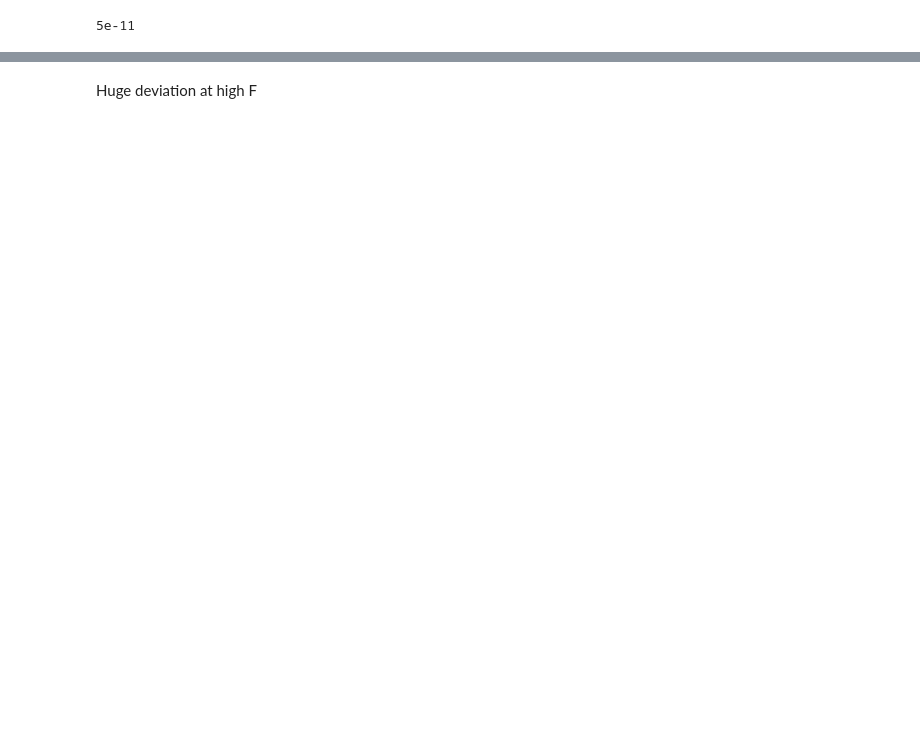
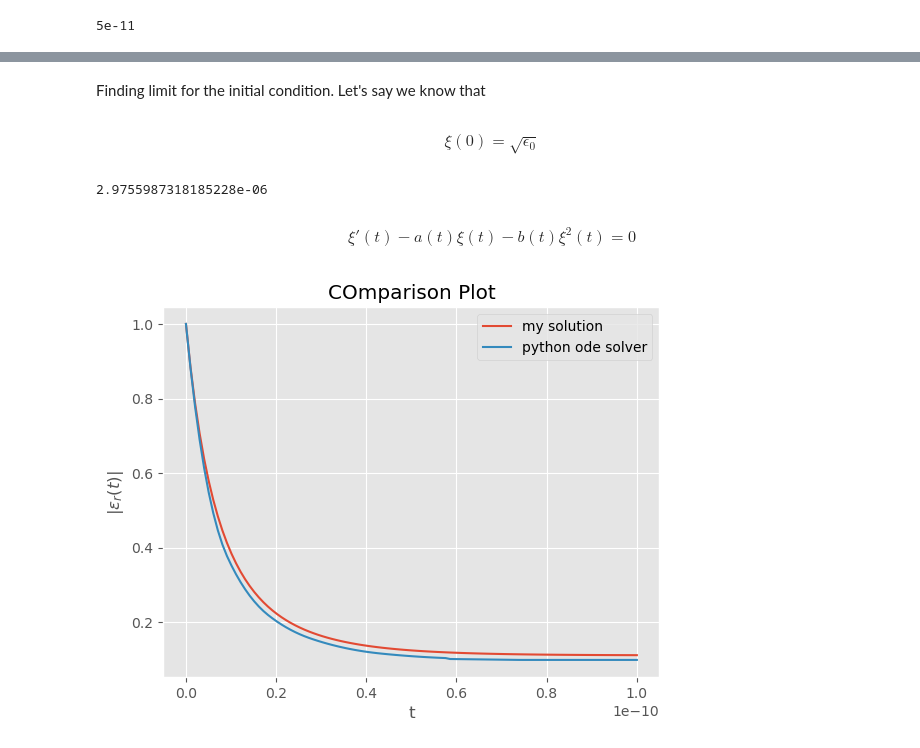
Before and after one commit to Mazz84002/Final-Year-Project, a Jupyter notebook: Numerically Checking Results/fplots.ipynb, the cells around one changed output, grey strips where cells are left out. Saved outputs shown, nothing was run; the diff lists cells and outputs as text; code cells hidden in the pictures; blank space fills up the shorter version.

```diff
--- a/Numerically Checking Results/fplots.ipynb
+++ b/Numerically Checking Results/fplots.ipynb
@@ -339,2 +203,31 @@ Text(0.5, 1.0, 'Deviation for $F$')
-# %% [markdown]
-Huge deviation at high F
+# %% [markdown]
+Finding limit for the initial condition. Let's say we know that
+# %% [markdown]
+$$\xi(0)=\sqrt{\epsilon_0}$$
+# %%
+xi_0 = np.sqrt(constants.epsilon_0)
+xi_0
+# %% [output]
+2.9755987318185228e-06
+# %% [markdown]
+$$\xi'(t)-a(t)\xi(t)-b(t)\xi^2(t)=0$$
+# %%
+eps = [ ( (I[i])/( I[0]*( 1/xi_0  ) - 1j*D[i] ) )**2 for i in range(0, dT) ]
+
+def d_xi_dt(t, xi):
+    return a(t)*xi+b(t)*xi**2
+
+solver_options = {'atol': 1e-6, 'rtol': 1e-4, 'mxstep': 5000}
+
+req_xi = odeint(d_xi_dt, y0=xi_0, t=t_vals, tfirst=True, **solver_options)
+req_eps = np.multiply(req_xi, req_xi)
+
+plt.plot(t_vals, [(abs(val)/constants.epsilon_0) for val in eps], label='my solution')
+plt.plot(t_vals, [(abs(val)/constants.epsilon_0) for val in req_eps], label='python ode solver')
+plt.xlabel('t')
+plt.ylabel('$|\epsilon_r(t)|$')
+plt.title('COmparison Plot')
+plt.legend()
+plt.show()
+# %% [output]
+[figure, added]
```
Also changed, not shown: parts of 14 cells of this notebook, 1 other file.
